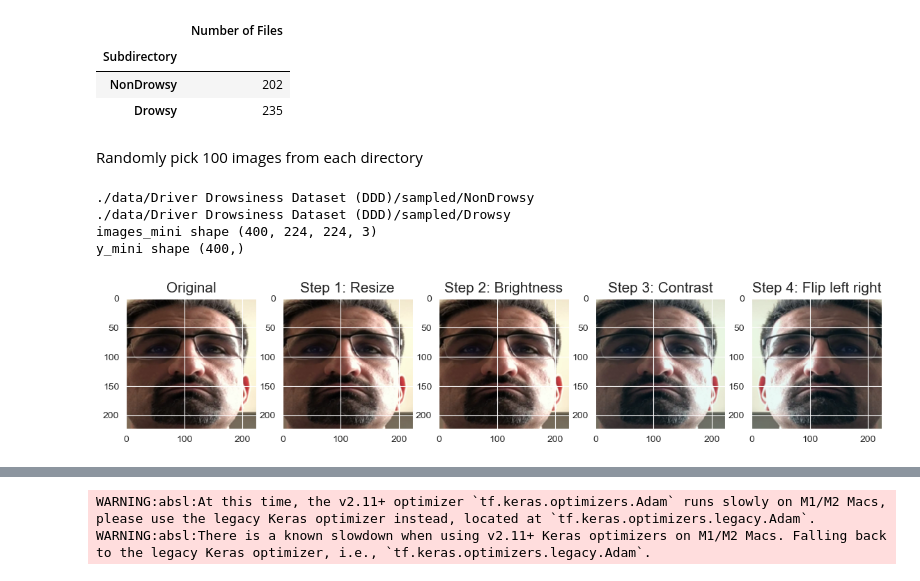
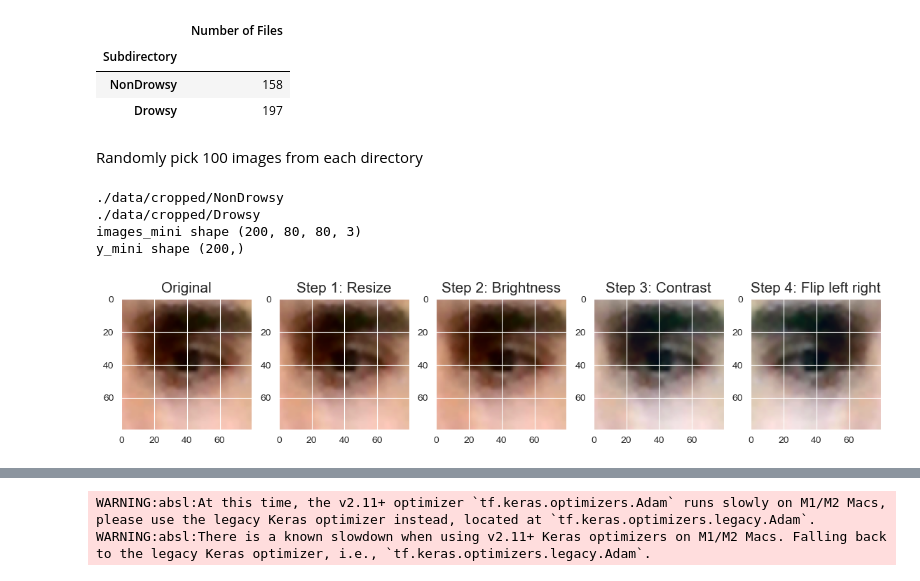
Before and after one commit to kp-commit/ml_convolutional_neural_network, a Jupyter notebook: DriverDrowsiness/drowsy_classify.ipynb, the cells around one changed output, grey strips where cells are left out. Drawn from its saved outputs; the diff is of its cells as text; code cells hidden in the pictures.

Commit message:
Better generalization achieved by extracting eye and training model on eye

```diff
--- a/DriverDrowsiness/drowsy_classify.ipynb
+++ b/DriverDrowsiness/drowsy_classify.ipynb
@@ -17,7 +17,9 @@ import matplotlib.pyplot as plt
 random.seed(2)
 %matplotlib inline
 
-train_dir = './data/Driver Drowsiness Dataset (DDD)/sampled'
+#train_dir = './data/Driver Drowsiness Dataset (DDD)/sampled'
+
+train_dir = './data/cropped'
 # %%
 import os
 import pandas as pd
@@ -36,12 +38,12 @@ display(df)
 # %% [output]
 |  | Number of Files |
 | Subdirectory |  |
-| NonDrowsy | 202 |
-| Drowsy | 235 |
+| NonDrowsy | 158 |
+| Drowsy | 197 |
 # %% [markdown]
 Randomly pick 100 images from each directory
 # %%
-def data_preprocess_step1(train_dir, num_images=200):
+def data_preprocess_step1(train_dir, num_images=100):
     # create empty lists to store the images and their labels
     images = []
     labels = []
@@ -59,7 +61,7 @@ def data_preprocess_step1(train_dir, num_images=200):
             for image_file in selected_images:
                 # load the image using load_img
 
-                img = load_img(os.path.join(path, image_file), target_size=(224, 224))
+                img = load_img(os.path.join(path, image_file), target_size=(80, 80))
                 # convert the image to an array using img_to_array
                 img_array = img_to_array(img)
                 # append the image and its label to the lists
@@ -80,10 +82,10 @@ images, y = data_preprocess_step1(train_dir)
 print(f"images_mini shape {images.shape}")
 print(f"y_mini shape {y.shape}")
 # %% [output]
-./data/Driver Drowsiness Dataset (DDD)/sampled/NonDrowsy
-./data/Driver Drowsiness Dataset (DDD)/sampled/Drowsy
-images_mini shape (400, 224, 224, 3)
-y_mini shape (400,)
+./data/cropped/NonDrowsy
+./data/cropped/Drowsy
+images_mini shape (200, 80, 80, 3)
+y_mini shape (200,)
 # %%
 tf.random.set_seed(1234)
 
@@ -96,33 +98,33 @@ image = images[0]
 ax = fig.add_subplot(1, 5, 1)
 ax.imshow(array_to_img(image))
 ax.set_title('Original', size=15);
 
 # resize
 ax = fig.add_subplot(1, 5, 2)
-img_resize = tf.image.resize(image, size=(224, 224))
+img_resize = tf.image.resize(image, size=(80, 80))
 ax.imshow(array_to_img(img_resize))
 ax.set_title('Step 1: Resize', size=15);
 
 
 # adjust brightness
 ax = fig.add_subplot(1, 5, 3)
 img_bright = tf.image.adjust_brightness(img_resize, 0.3)
 ax.imshow(array_to_img(img_bright))
 ax.set_title('Step 2: Brightness', size=15);
 
 
 # adjust contrast
 ax = fig.add_subplot(1, 5, 4)
 img_contrast = tf.image.adjust_contrast(img_bright, contrast_factor=3)
 ax.imshow(array_to_img(img_contrast))
 ax.set_title('Step 3: Contrast', size=15);
 
 
 # flip left right
 ax = fig.add_subplot(1, 5, 5)
 img_flip = tf.image.flip_left_right(img_contrast)
 ax.imshow(array_to_img(img_flip))
 ax.set_title('Step 4: Flip left right', size=15);
 # %% [output]
-[figure, old version]
+[figure, new version]
 # %%
```
Also changed, not shown: parts of 11 cells of this notebook, 1 other file.
